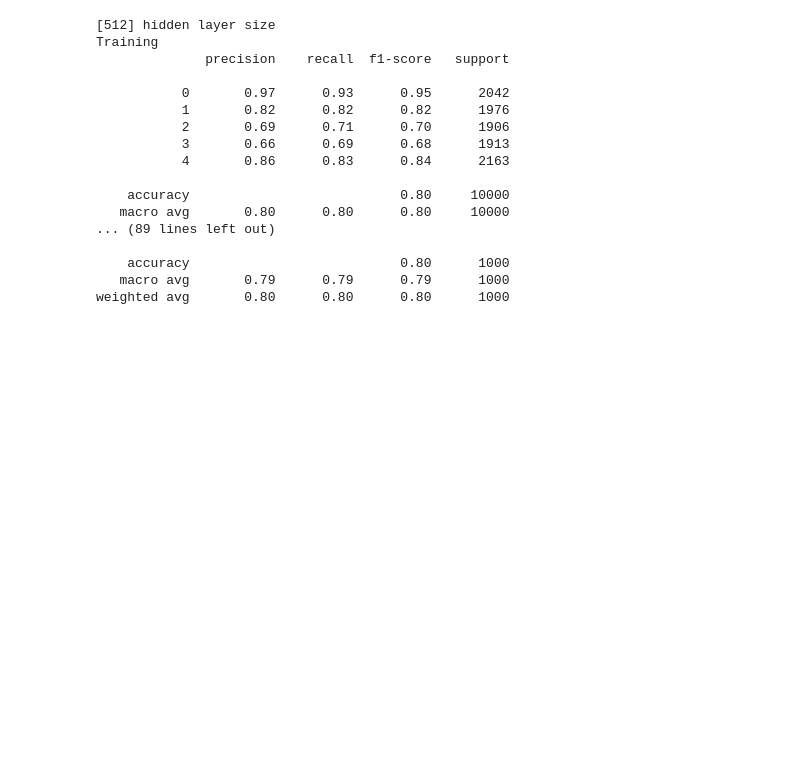
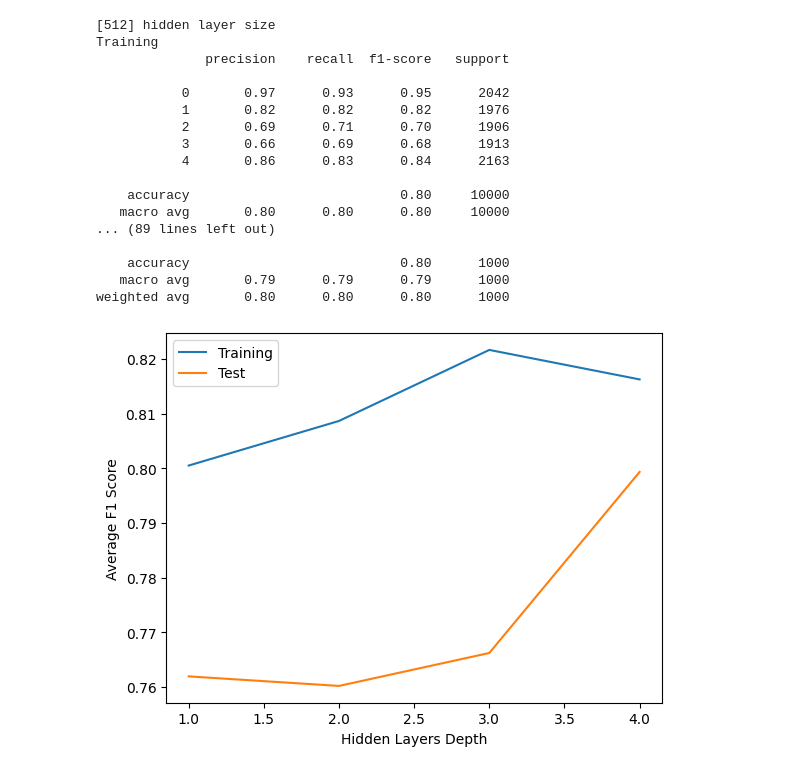
Before and after one commit to hbot07/Machine_Learning_COL774_Assignments, a Jupyter notebook: Assignment 3/q2/neural networks.ipynb, the cells around one changed output. Cells and saved outputs as stored; diff of their text form; code cells hidden in the pictures; blank space fills up the shorter version.

```diff
--- a/Assignment 3/q2/neural networks.ipynb
+++ b/Assignment 3/q2/neural networks.ipynb
@@ -678,4 +679,30 @@ Training
    macro avg       0.79      0.79      0.79      1000
 weighted avg       0.80      0.80      0.80      1000
 # %%
-10
+# plot avg f1 score
+hidden_layers = [[512], [512, 256], [512, 256, 128], [512, 256, 128, 64]]
+x_train, y_train = get_data('x_train.npy', 'y_train.npy')
+x_test, y_test = get_data('x_test.npy', 'y_test.npy')
+
+avg_f1_scores_training = []
+avg_f1_scores_test = []
+
+for hidden_layer in hidden_layers:
+    mlp = models_f[str(hidden_layer)]
+    y_train_pred = mlp.predict(x_train)
+    y_test_pred = mlp.predict(x_test)
+    results = classification_report(y_train_pred, y_train, output_dict=True)
+    avg_f1_scores_training.append(results['weighted avg']['f1-score'])
+
+    results = classification_report(y_test_pred, y_test, output_dict=True)
+    avg_f1_scores_test.append(results['weighted avg']['f1-score'])
+
+plt.plot([len(layer) for layer in hidden_layers], avg_f1_scores_training, label = 'Training')
+plt.plot([len(layer) for layer in hidden_layers], avg_f1_scores_test, label = 'Test')
+plt.xlabel('Hidden Layers Depth')
+plt.ylabel('Average F1 Score')
+plt.legend()
+plt.savefig('(f) f1 vs hidden_depth.png')
+plt.show()
+# %% [output]
+[figure, added]
```
Also changed, not shown: parts of 1 cell of this notebook, 4 other files.
